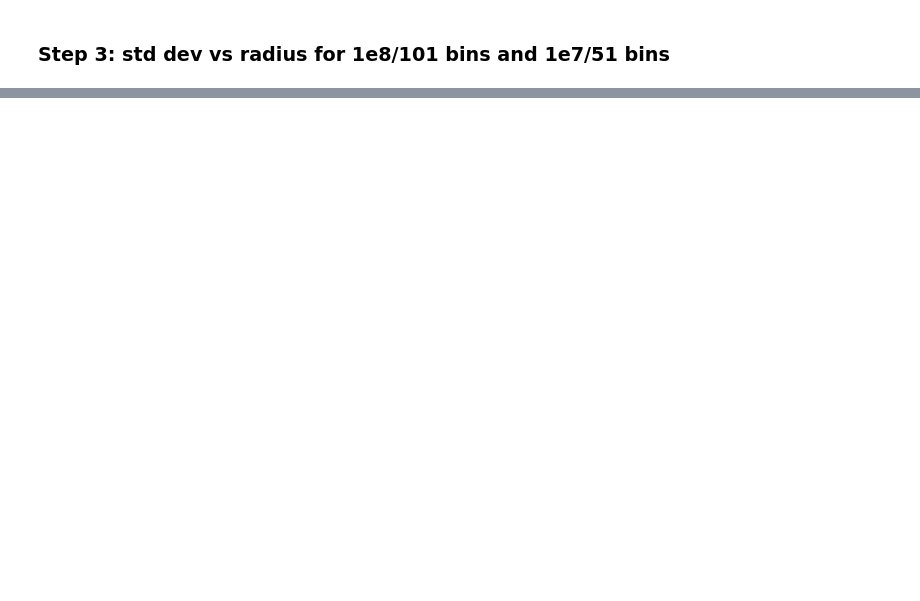
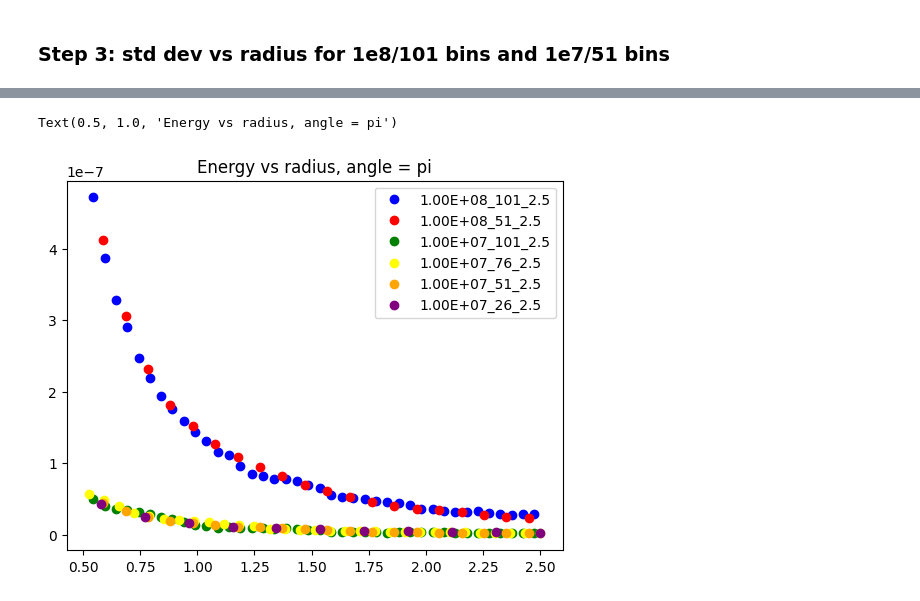
Before and after one commit to seandiscovery/modulated_shielding, a Jupyter notebook: ipynbs_0731/std_dev_trends.ipynb, the cells around one changed output, grey strips where cells are left out. Saved outputs shown, nothing was run; the diff lists cells and outputs as text; code cells hidden in the pictures; blank space fills up the shorter version.

```diff
--- a/ipynbs_0731/std_dev_trends.ipynb
+++ b/ipynbs_0731/std_dev_trends.ipynb
@@ -185,0 +186,15 @@ Text(0.5, 1.0, 'Std dev of mean vs radius, angle = pi')
+# %%
+# Plotting energy vs radius for the above runs
+fig5, ax5 = plt.subplots()
+
+line_handles = []
+line_format = "o" # set to "o" for scatter plot, "" for line plot
+for k in range(len(plot_storage_4)):
+	line, = ax5.plot(plot_storage_4[k][0], plot_storage_4[k][1], line_format, color=plot_colors[k], label=plot_legend[k])
+	line_handles.append(line)
+
+ax5.legend(handles=line_handles)
+ax5.set_title("Energy vs radius, angle = pi")
+# %% [output]
+Text(0.5, 1.0, 'Energy vs radius, angle = pi')
+[figure, added]
```
Also changed, not shown: parts of 6 cells of this notebook, 2 other files.
